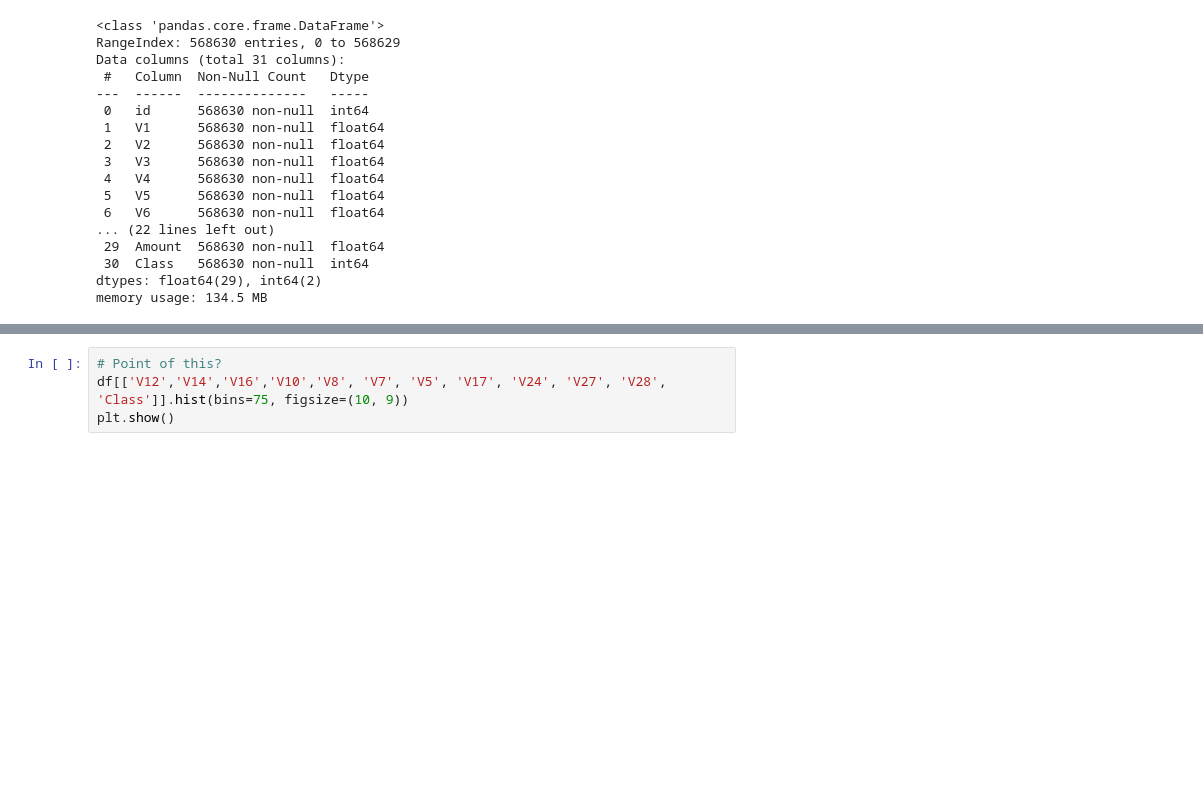
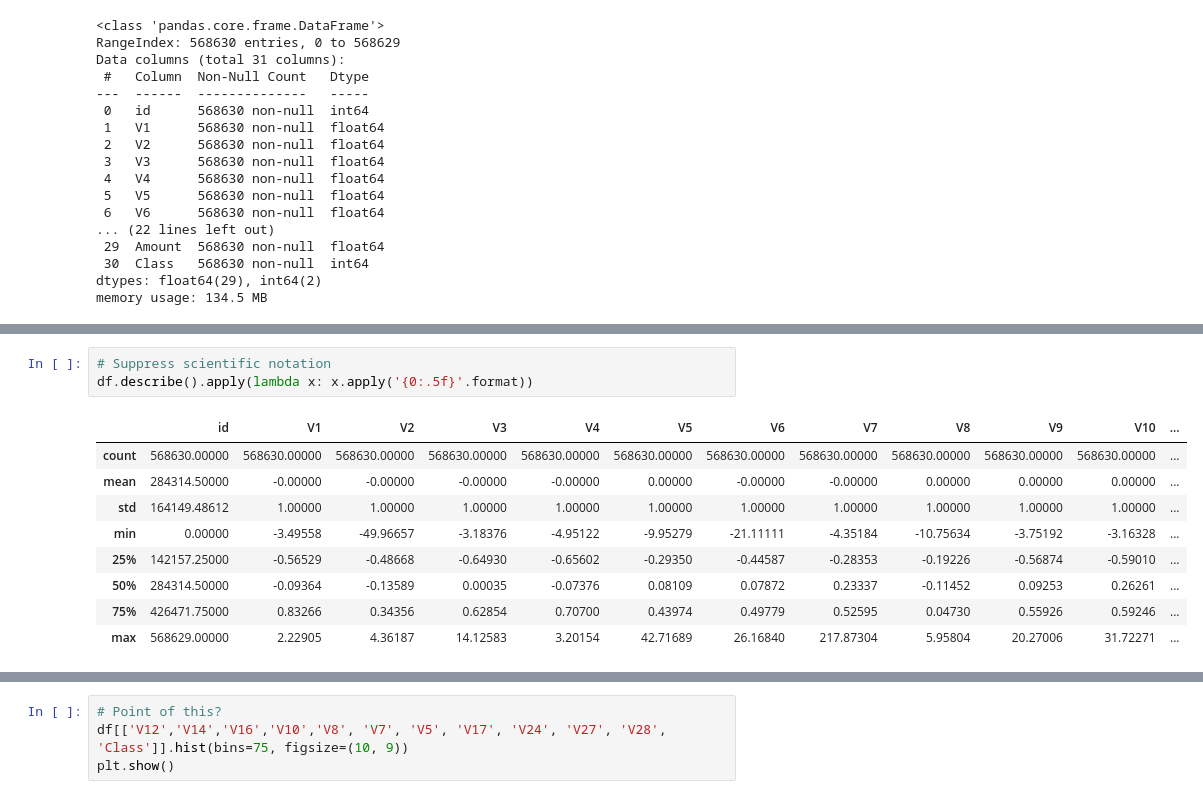
Before and after one commit to rohdma02/DS420_Project, a Jupyter notebook: creditcard_EDA.ipynb, the cells around one changed output, grey strips where cells are left out. Drawn from its saved outputs; the diff is of its cells as text; blank space fills up the shorter version.

```diff
--- a/creditcard_EDA.ipynb
+++ b/creditcard_EDA.ipynb
@@ -80,0 +120,13 @@ df.describe()
+# %%
+# Suppress scientific notation
+df.describe().apply(lambda x: x.apply('{0:.5f}'.format))
+# %% [output]
+|  | id | V1 | V2 | V3 | V4 | V5 | V6 | V7 | V8 | V9 | V10 | ... |
+| count | 568630.00000 | 568630.00000 | 568630.00000 | 568630.00000 | 568630.00000 | 568630.00000 | 568630.00000 | 568630.00000 | 568630.00000 | 568630.00000 | 568630.00000 | ... |
+| mean | 284314.50000 | -0.00000 | -0.00000 | -0.00000 | -0.00000 | 0.00000 | -0.00000 | -0.00000 | 0.00000 | 0.00000 | 0.00000 | ... |
+| std | 164149.48612 | 1.00000 | 1.00000 | 1.00000 | 1.00000 | 1.00000 | 1.00000 | 1.00000 | 1.00000 | 1.00000 | 1.00000 | ... |
+| min | 0.00000 | -3.49558 | -49.96657 | -3.18376 | -4.95122 | -9.95279 | -21.11111 | -4.35184 | -10.75634 | -3.75192 | -3.16328 | ... |
+| 25% | 142157.25000 | -0.56529 | -0.48668 | -0.64930 | -0.65602 | -0.29350 | -0.44587 | -0.28353 | -0.19226 | -0.56874 | -0.59010 | ... |
+| 50% | 284314.50000 | -0.09364 | -0.13589 | 0.00035 | -0.07376 | 0.08109 | 0.07872 | 0.23337 | -0.11452 | 0.09253 | 0.26261 | ... |
+| 75% | 426471.75000 | 0.83266 | 0.34356 | 0.62854 | 0.70700 | 0.43974 | 0.49779 | 0.52595 | 0.04730 | 0.55926 | 0.59246 | ... |
+| max | 568629.00000 | 2.22905 | 4.36187 | 14.12583 | 3.20154 | 42.71689 | 26.16840 | 217.87304 | 5.95804 | 20.27006 | 31.72271 | ... |
```
Also changed, not shown: parts of 31 cells of this notebook, 1 other file.
